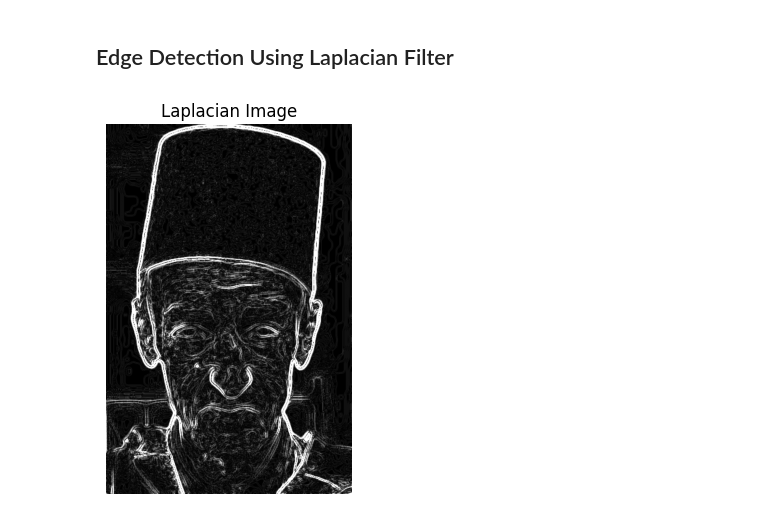
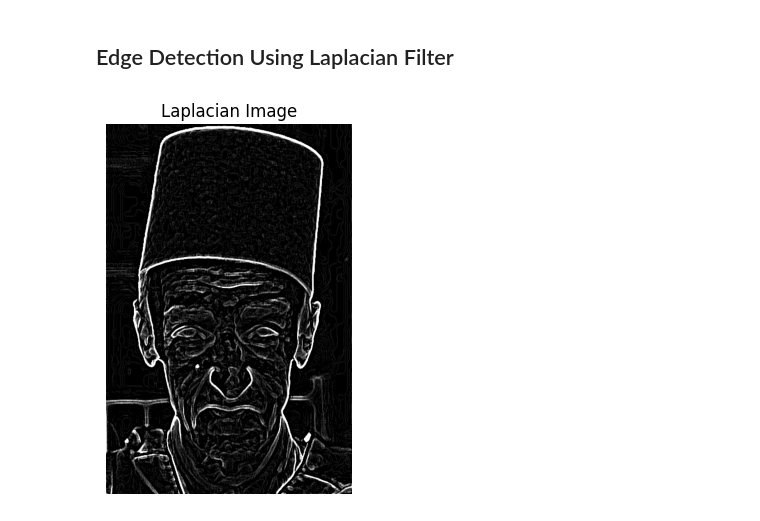
Before and after one commit to YoussefAboelwafa/Computer_Vision_Tasks, a Jupyter notebook: asg1/Cartoonifying.ipynb, the cells around one changed output. Saved outputs shown, nothing was run; the diff lists cells and outputs as text; code cells hidden in the pictures.

```diff
--- a/asg1/Cartoonifying.ipynb
+++ b/asg1/Cartoonifying.ipynb
@@ -26,8 +26,8 @@ show_image(median_filtered_img, 'Median Filtered Image')
 # %% [markdown]
 ## Edge Detection Using Laplacian Filter
 # %%
-laplacian = cv.Laplacian(median_filtered_img, cv.CV_64F, ksize=5)
-laplacian = cv.convertScaleAbs(laplacian)
+laplacian = cv.Laplacian(median_filtered_img, cv.CV_8U, ksize=5)
+laplacian = cv.dilate(laplacian, kernel=(1,1), iterations=1)
 show_image(laplacian, 'Laplacian Image')
 # %% [output]
-[figure, old version]
+[figure, new version]
```
Also changed, not shown: parts of 14 cells of this notebook.
